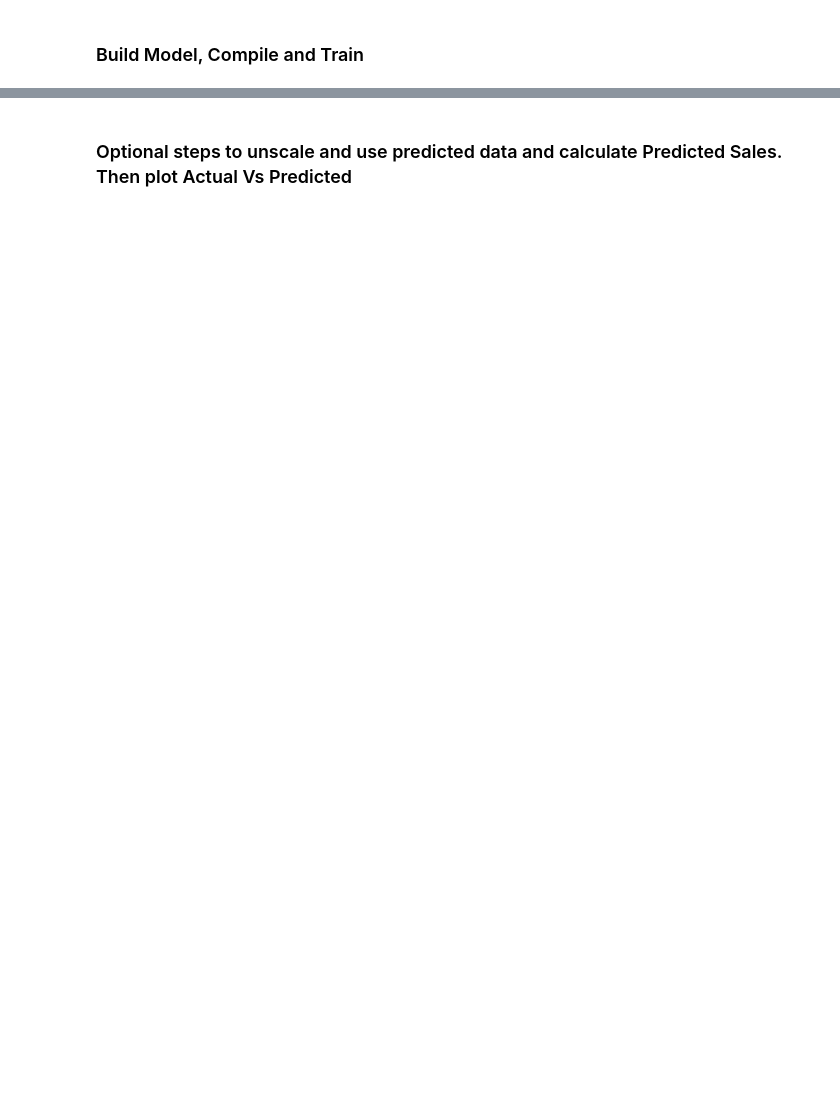
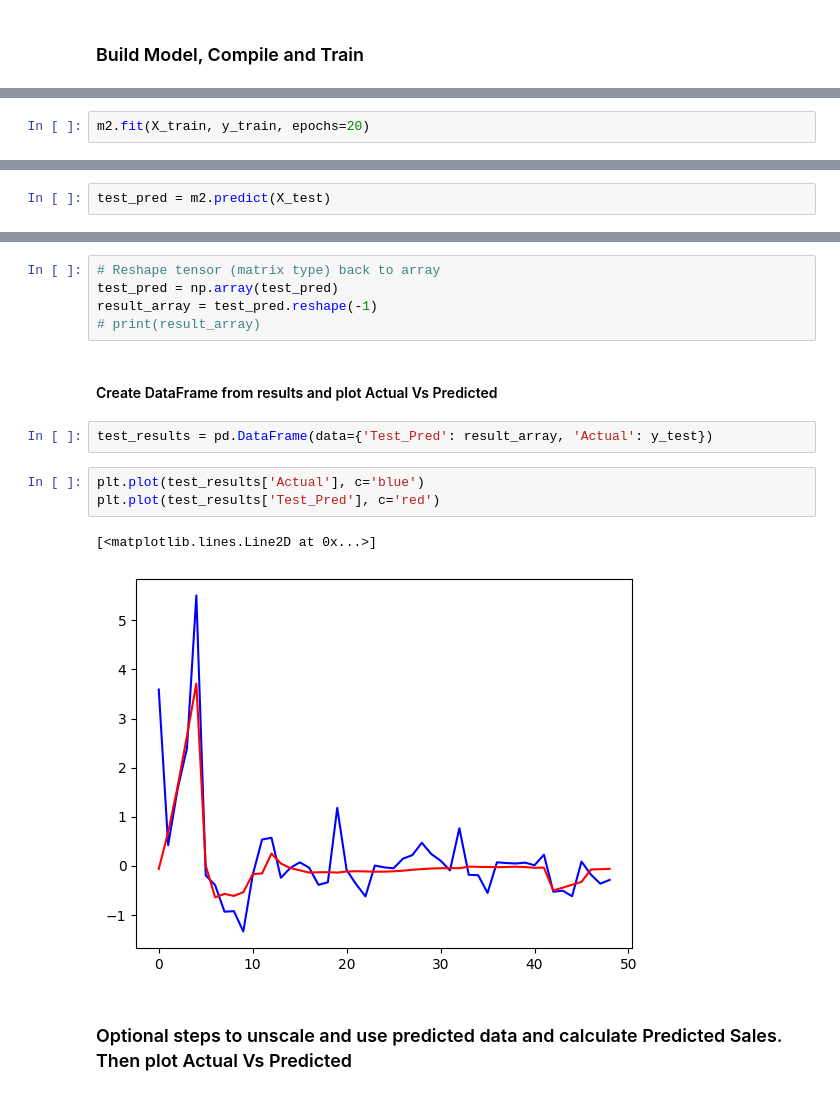
Before and after one commit to MEJillFarley/Walmart-Sales-Forecast, a Jupyter notebook: project_4_LSTM_Colab.ipynb, the cells around one changed output, grey strips where cells are left out. Cells and saved outputs as stored; diff of their text form; blank space fills up the shorter version.

```diff
--- a/project_4_LSTM_Colab.ipynb
+++ b/project_4_LSTM_Colab.ipynb
@@ -320,0 +387,2 @@ Epoch 50/50
+# %%
+m2.fit(X_train, y_train, epochs=20)
@@ -346,0 +420,2 @@ print(predictions.shape)
+# %%
+test_pred = m2.predict(X_test)
@@ -347,2 +424,17 @@ print(predictions.shape)
+# %%
+# Reshape tensor (matrix type) back to array
+test_pred = np.array(test_pred)
+result_array = test_pred.reshape(-1)
+# print(result_array)
+# %% [markdown]
+#### Create DataFrame from results and plot Actual Vs Predicted
+# %%
+test_results = pd.DataFrame(data={'Test_Pred': result_array, 'Actual': y_test})
+# %%
+plt.plot(test_results['Actual'], c='blue')
+plt.plot(test_results['Test_Pred'], c='red')
+# %% [output]
+[<matplotlib.lines.Line2D at 0x...>]
+[figure, added]
 # %% [markdown]
 ### Optional steps to unscale and use predicted data and calculate Predicted Sales. Then plot Actual Vs Predicted
```
Also changed, not shown: parts of 39 cells of this notebook.
